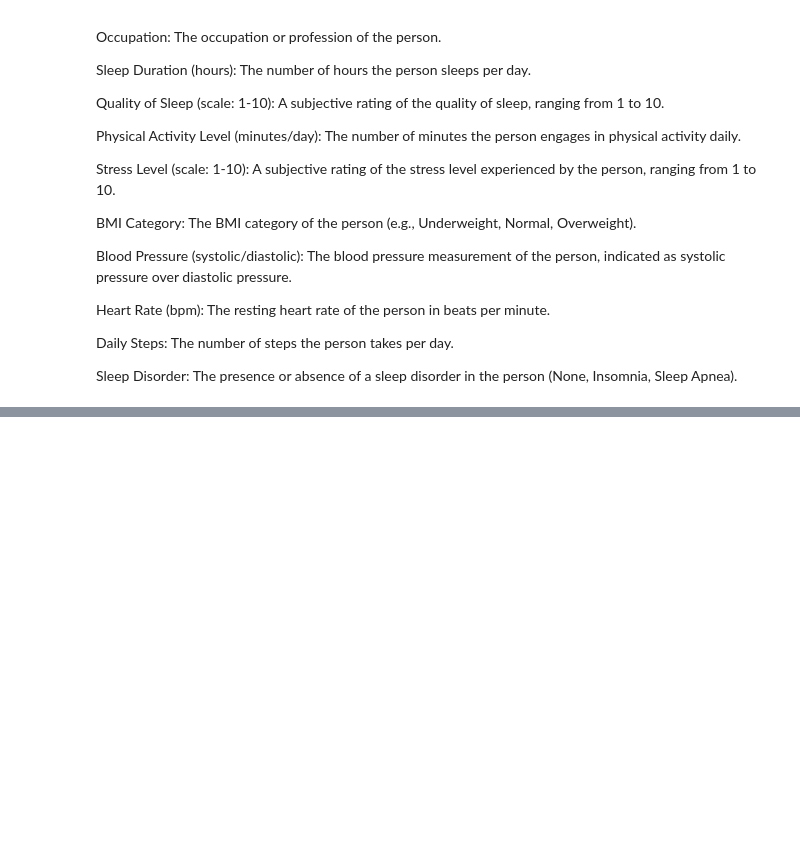
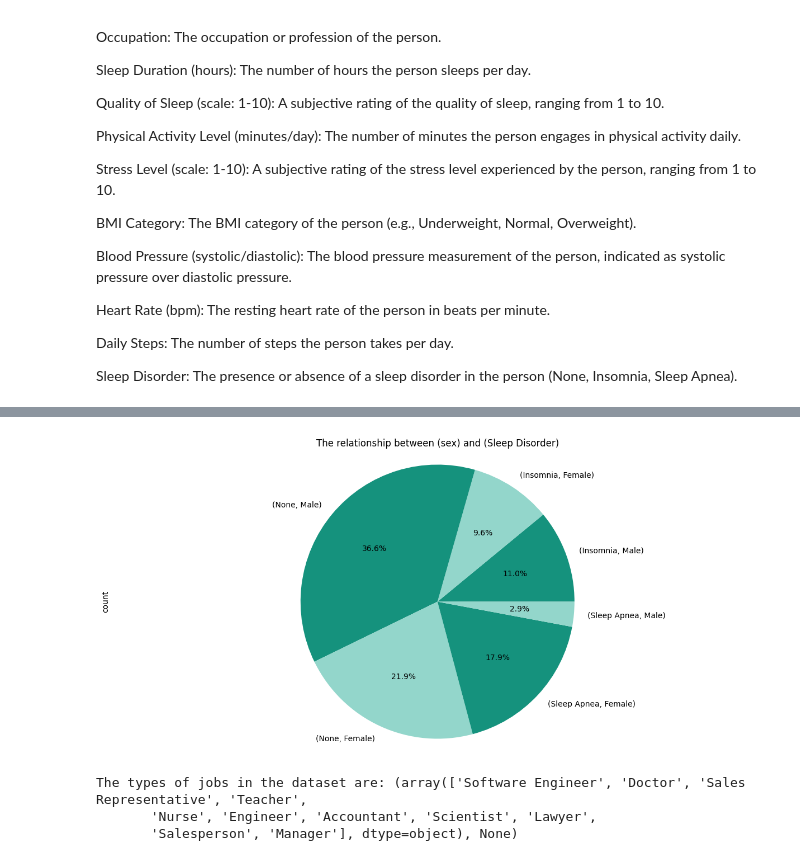
Before and after one commit to walkinguy1/Advanced-Python-Group-Project, a Jupyter notebook: sleep.ipynb, the cells around one changed output, grey strips where cells are left out. Cells and saved outputs as stored; diff of their text form; code cells hidden in the pictures; blank space fills up the shorter version.

```diff
--- a/sleep.ipynb
+++ b/sleep.ipynb
@@ -117,0 +164,15 @@ sleep_df.describe(include='O').style.set_properties(**{'background-color': "#379
+# %%
+sleep_data.groupby('Sleep Disorder')['Gender'].value_counts().plot.pie(autopct ='%1.1f%%',figsize=(15,7),
+                                                                       colors=["#15927D","#93D6CB",'#15927D','#93D6CB','#15927D','#93D6CB'])
+plt.title('The relationship between (sex) and (Sleep Disorder)')
+plt.axis('equal')
+plt.show()
+# %% [output]
+[figure, added]
+# %%
+jobs=sleep_data['Occupation'].unique(),None
+print('The types of jobs in the dataset are:',jobs)
+# %% [output]
+The types of jobs in the dataset are: (array(['Software Engineer', 'Doctor', 'Sales Representative', 'Teacher',
+       'Nurse', 'Engineer', 'Accountant', 'Scientist', 'Lawyer',
+       'Salesperson', 'Manager'], dtype=object), None)
```
Also changed, not shown: parts of 11 cells of this notebook.
